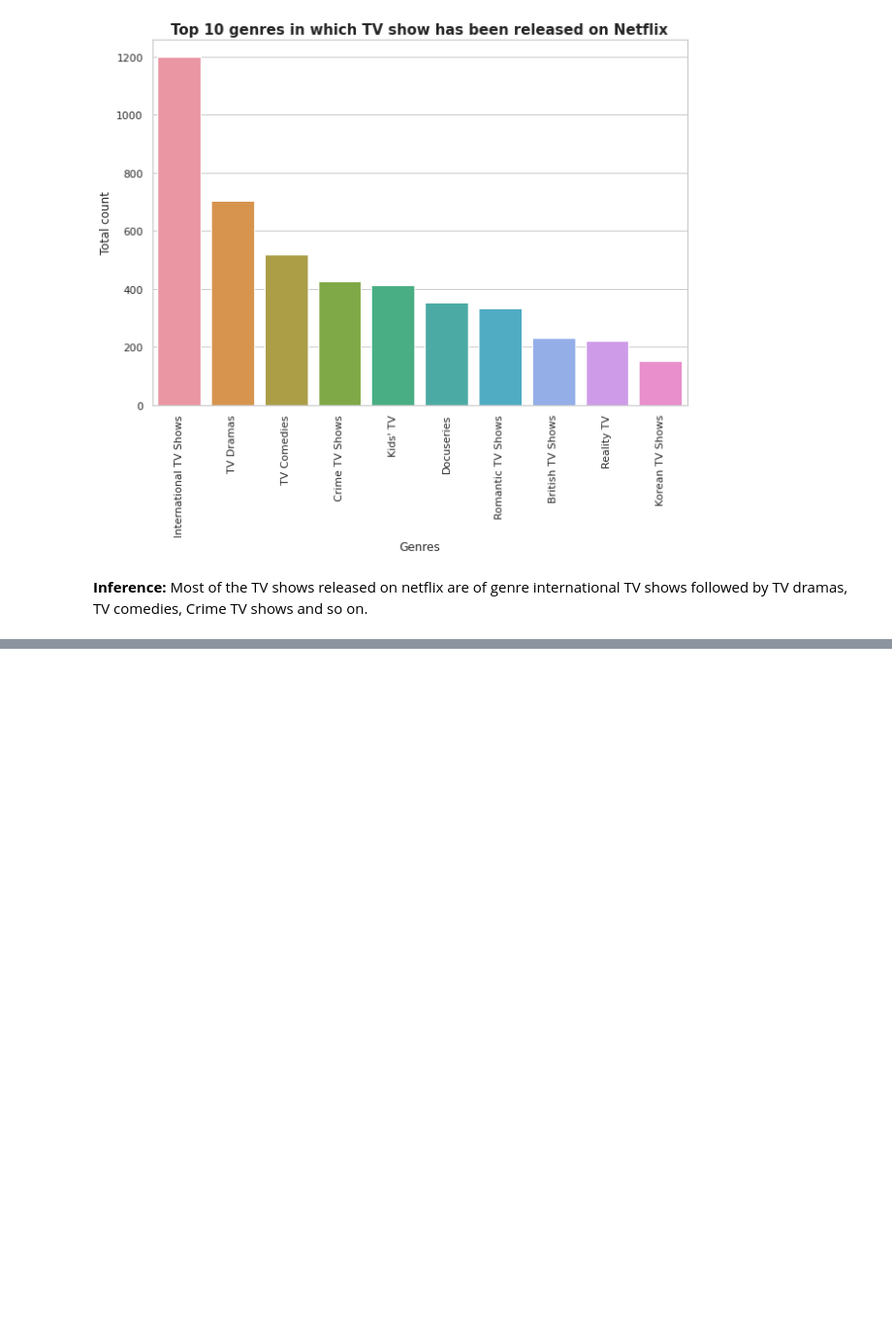
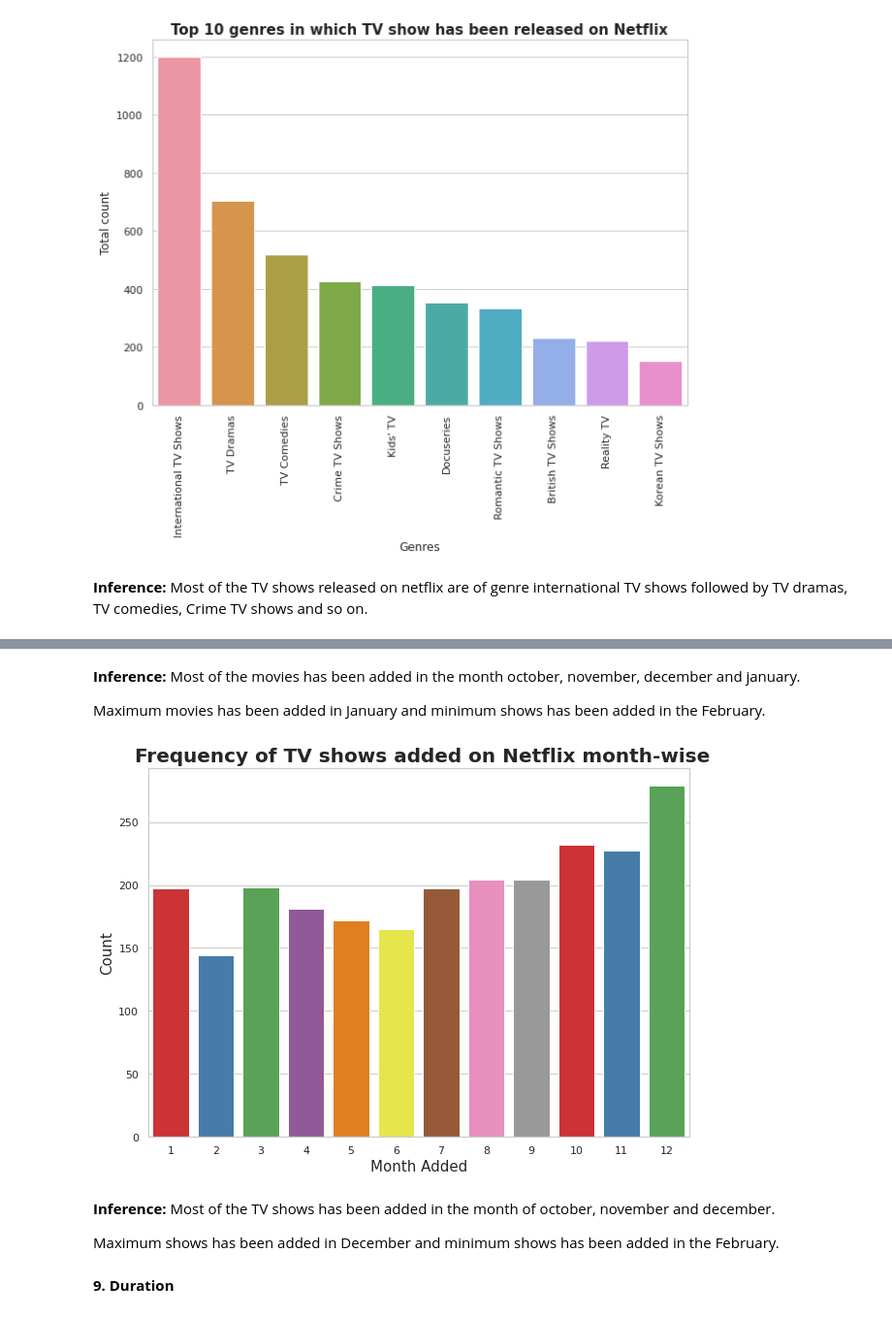
Before and after one commit to shubham-bhadouria/Netflix-Movies-and-TV-shows-clustering, a Jupyter notebook: Netflix_movies_and_TV_show_clustering.ipynb, the cells around one changed output, grey strips where cells are left out. Shown at 97% size. Saved outputs shown, nothing was run; the diff lists cells and outputs as text; code cells hidden in the pictures; blank space fills up the shorter version.

Commit message:
EDA (duration)

```diff
--- a/Netflix_movies_and_TV_show_clustering.ipynb
+++ b/Netflix_movies_and_TV_show_clustering.ipynb
@@ -397,0 +410,20 @@ plt.show()
+# %% [markdown]
+**Inference:** Most of the movies has been added in the month october, november, december and january.
+
+Maximum movies has been added in January and minimum shows has been added in the February.
+# %%
+# Frequency of TV shows added in various months of the different years
+
+sns.countplot(x='month_added',data= Netflix_shows,palette="Set1")
+plt.title(' Frequency of TV shows added on Netflix month-wise',fontsize = 20,fontweight="bold")
+plt.xlabel('Month Added', fontsize = 15)
+plt.ylabel('Count', fontsize = 15)
+plt.show()
+# %% [output]
+[figure, added]
+# %% [markdown]
+**Inference:** Most of the TV shows has been added in the month of october, november and december.
+
+Maximum shows has been added in December and minimum shows has been added in the February.
+# %% [markdown]
+**9. Duration**
```
Also changed, not shown: parts of 5 cells of this notebook.
